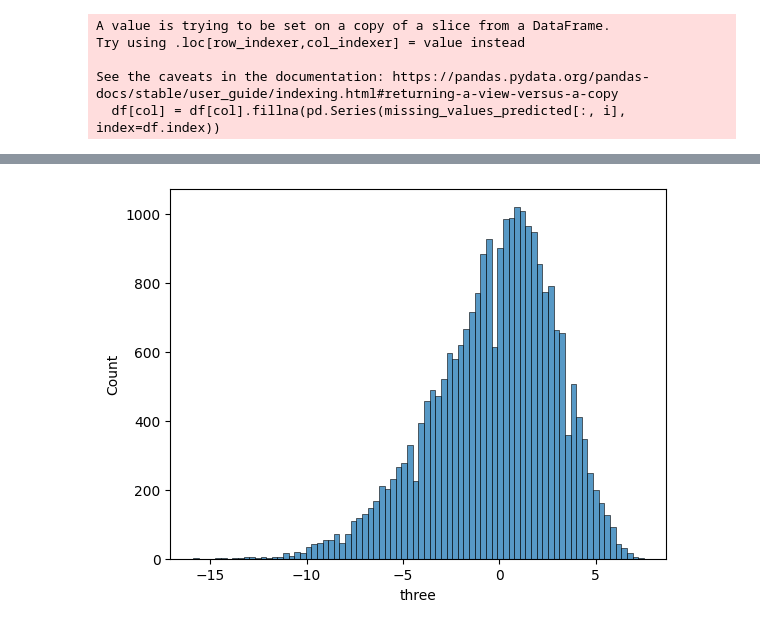
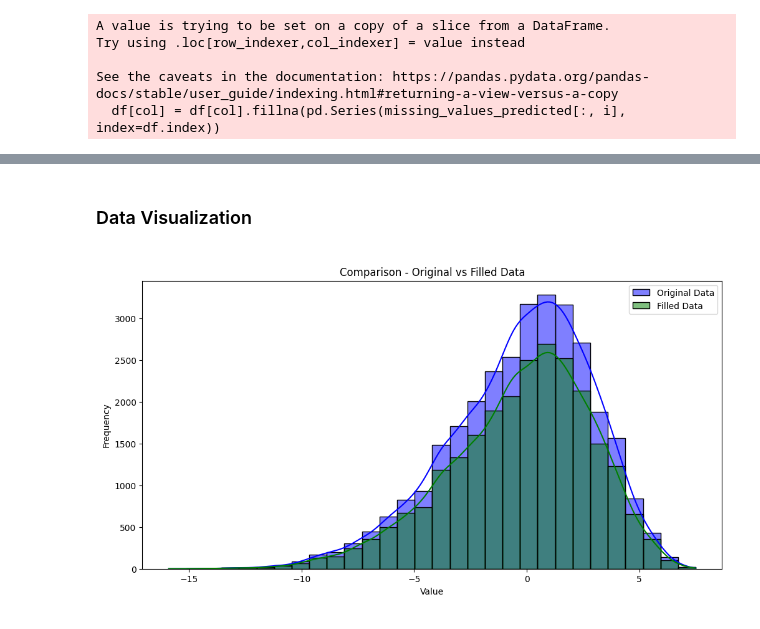
Before and after one commit to Behnekoogol/Time-series-Dataset, a Jupyter notebook: Lab.ipynb, the cells around one changed output, grey strips where cells are left out. Cells and saved outputs as stored; diff of their text form; code cells hidden in the pictures.

```diff
--- a/Lab.ipynb
+++ b/Lab.ipynb
@@ -351,4 +477 @@ fourteen    0
 dtype: int64
-# %%
-# Forward fill (THIS ONE WORKS)
-df['three_new'] = df['three'].ffill()
@@ -407,4 +478,15 @@ ax = sns.histplot(df.three, ax=ax, color='g', label='Three')
-# %%
-ax = sns.histplot(df.three)
-# %% [output]
-[figure, removed]
+# %% [markdown]
+### Data Visualization
+<a id="data-visualization"></a>
+# %%
+# Compare histograms
+plt.figure(figsize=(12, 6))
+sns.histplot(data=df_copy, x='Three', bins=30, color='blue', alpha=0.5, kde=True, label='Original Data')
+sns.histplot(data=df, x='Three', bins=30, color='green', alpha=0.5, kde=True, label='Filled Data')
+plt.xlabel('Value')
+plt.ylabel('Frequency')
+plt.title('Comparison - Original vs Filled Data')
+plt.legend()
+plt.show()
+# %% [output]
+[figure, added]
```
Also changed, not shown: parts of 37 cells of this notebook.
